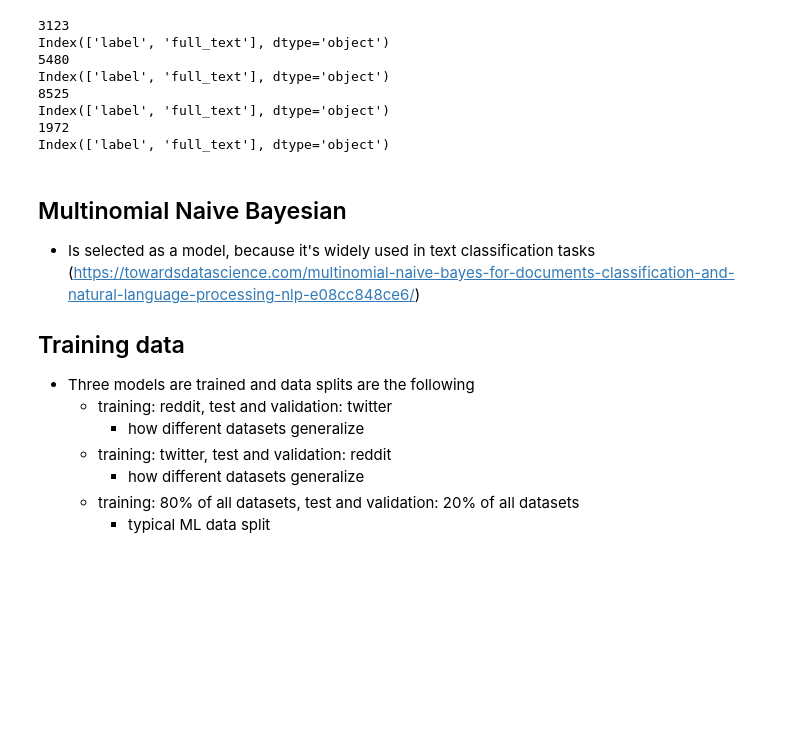
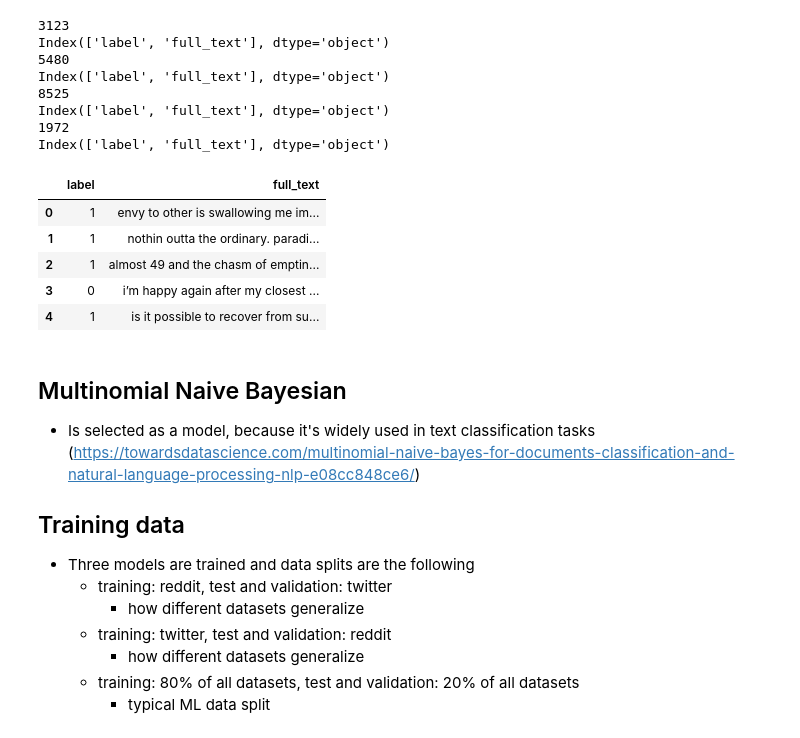
Before and after one commit to oonas21/Social-media-stress-detection, a Jupyter notebook: experiements.ipynb, the cells around one changed output. Drawn from its saved outputs; the diff is of its cells as text; code cells hidden in the pictures; blank space fills up the shorter version.

```diff
--- a/experiements.ipynb
+++ b/experiements.ipynb
@@ -125,3 +125,12 @@ Index(['label', 'full_text'], dtype='object')
 Index(['label', 'full_text'], dtype='object')
 1972
 Index(['label', 'full_text'], dtype='object')
+# %%
+df_files_new[0].head()
+# %% [output]
+|  | label | full_text |
+| 0 | 1 | envy to other is swallowing me im... |
+| 1 | 1 | nothin outta the ordinary. paradi... |
+| 2 | 1 | almost 49 and the chasm of emptin... |
+| 3 | 0 | i’m happy again after my closest ... |
+| 4 | 1 | is it possible to recover from su... |
```
Also changed, not shown: parts of 37 cells of this notebook, 7 other files.
